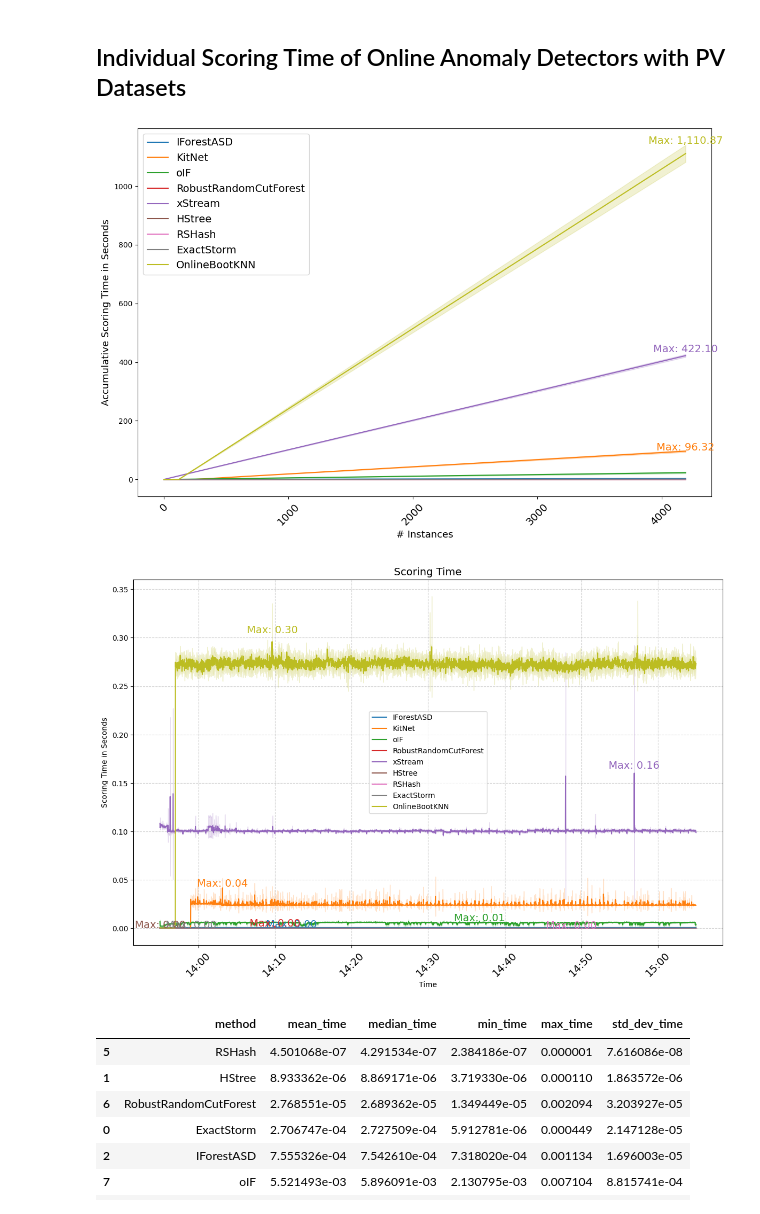
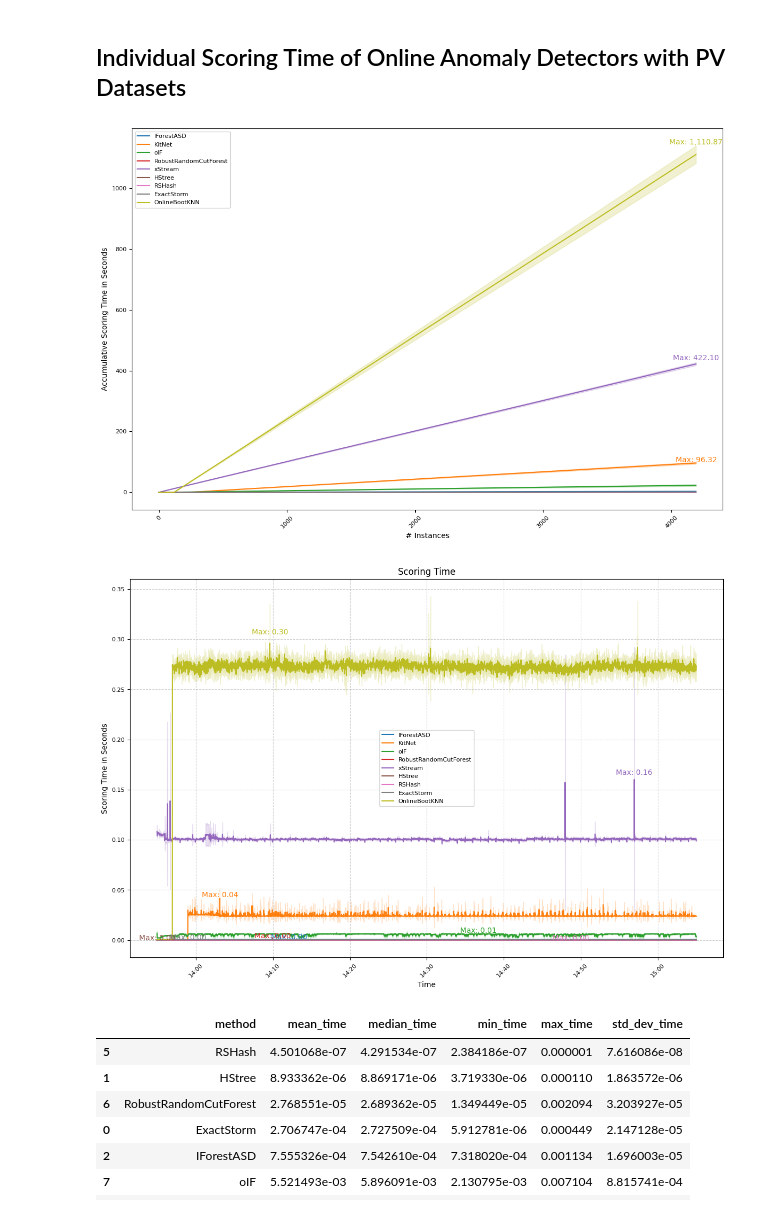
Before and after one commit to nirojasva/spectral-benchmark, a Jupyter notebook: notebooks/3_AD_Original_Sources (Online).ipynb, the cells around one changed output. Drawn from its saved outputs; the diff is of its cells as text; code cells hidden in the pictures.

```diff
--- a/notebooks/3_AD_Original_Sources (Online).ipynb
+++ b/notebooks/3_AD_Original_Sources (Online).ipynb
@@ -5,6 +5,17 @@ import pandas as pd
 import numpy as np
 import sys
 import matplotlib.pyplot as plt
+import itertools
+params = {
+    'font.size': 10,
+    'axes.labelsize': 10,
+    'xtick.labelsize': 8,
+    'ytick.labelsize': 8,
+    'legend.fontsize': 8,
+    'figure.titlesize': 12
+}
+plt.rcParams.update(params)
+
 from pathlib import Path
 
 import matplotlib.cm as cm
@@ -437,7 +463,6 @@ for m, color in zip(methods, color_list):
             xy=(max_timestamp, max_time),
             xytext=(max_timestamp, max_time * 1.03),  # Adjusted for better visibility
             #arrowprops=dict(facecolor=color, arrowstyle='->'),
-            fontsize=FONTSIZE_MAIN,
             color=color,
             ha='center'
         )
@@ -447,10 +472,10 @@ for m, color in zip(methods, color_list):
 
 # Adding labels and title
 #plt.title("Training Time", fontsize=FONTSIZE_SEC)
-plt.xlabel('# Instances', fontsize=FONTSIZE_SEC)
-plt.ylabel('Accumulative Training Time in Seconds', fontsize=FONTSIZE_SEC)
-plt.legend(loc='upper left', fontsize=FONTSIZE_MAIN)  # Place legend dynamically
-plt.xticks(rotation=45, fontsize=FONTSIZE_MAIN)
+plt.xlabel('# Instances')
+plt.ylabel('Accumulative Training Time in Seconds')
+plt.legend(loc='upper left')  # Place legend dynamically
+plt.xticks(rotation=45)
 #plt.grid(True, linestyle='--', alpha=0.6)  # Improve grid visibility
 plt.tight_layout()
 
@@ -508,18 +533,17 @@ for m, color in zip(methods, color_list):
         xy=(max_timestamp, max_time),
         xytext=(max_timestamp, max_time * 1.03),  # Adjusted for better visibility
         #arrowprops=dict(facecolor=color, arrowstyle='->'),
-        fontsize=FONTSIZE_MAIN,
         color=color,
         ha='center'
     )
 # Format the x-axis to show only the hours
 plt.gca().xaxis.set_major_formatter(mdates.DateFormatter('%H:%M'))
 # Adding labels and title
-plt.xlabel('Time', fontsize=FONTSIZE_SEC)
-plt.ylabel('Training Time in Seconds', fontsize=FONTSIZE_SEC)
+plt.xlabel('Time')
+plt.ylabel('Training Time in Seconds')
 plt.legend(loc='best')  # Place legend dynamically
-plt.title("Training Time", fontsize=FONTSIZE_SEC)
-plt.xticks(rotation=45, fontsize=FONTSIZE_MAIN)
+plt.title("Training Time")
+plt.xticks(rotation=45)
 plt.grid(True, linestyle='--', alpha=0.6)  # Improve grid visibility
 plt.tight_layout()
 
@@ -610,7 +634,6 @@ for m, color in zip(methods, color_list):
             xy=(max_timestamp, max_time),
             xytext=(max_timestamp, max_time * 1.03),  # Adjusted for better visibility
             #arrowprops=dict(facecolor=color, arrowstyle='->'),
-            fontsize=FONTSIZE_MAIN,
             color=color,
             ha='center'
         )
@@ -620,10 +643,10 @@ for m, color in zip(methods, color_list):
 
 # Adding labels and title
 #plt.title("Scoring Time", fontsize=FONTSIZE_SEC)
-plt.xlabel('# Instances', fontsize=FONTSIZE_SEC)
-plt.ylabel('Accumulative Scoring Time in Seconds', fontsize=FONTSIZE_SEC)
-plt.legend(loc='upper left', fontsize=FONTSIZE_MAIN)  # Place legend dynamically
-plt.xticks(rotation=45, fontsize=FONTSIZE_MAIN)
+plt.xlabel('# Instances')
+plt.ylabel('Accumulative Scoring Time in Seconds')
+plt.legend(loc='upper left')  # Place legend dynamically
+plt.xticks(rotation=45)
 #plt.grid(True, linestyle='--', alpha=0.6)  # Improve grid visibility
 plt.tight_layout()
 
@@ -631,7 +654,7 @@ plt.savefig(current_dir / 'notebooks' / 'img_training_and_scoring_time'/ f"{SCEN
 # Display the plot
 plt.show()
 # %% [output]
-[figure, old version]
+[figure, new version]
 # %%
 # Create a single figure
 plt.figure(figsize=(12, 8))
@@ -667,37 +690,36 @@ for m, color in zip(methods, color_list):
 
 
     max_time = scoring_time.max()
     max_idx = scoring_time.idxmax()
     max_timestamp = method_data.loc[max_idx, 'timestamp']  # Ensuring correct index
 
     # Format the max value properly
     formatted_max_time = f"{max_time:,.2f}"  # Adds commas and rounds to 2 decimals
 
     # Annotate the max value
     plt.annotate(
         f'Max: {formatted_max_time}',
         xy=(max_timestamp, max_time),
         xytext=(max_timestamp, max_time * 1.03),  # Adjusted for better visibility
         #arrowprops=dict(facecolor=color, arrowstyle='->'),
-        fontsize=FONTSIZE_MAIN,
         color=color,
         ha='center'
     )
 # Format the x-axis to show only the hours
 plt.gca().xaxis.set_major_formatter(mdates.DateFormatter('%H:%M'))
 # Adding labels and title
 plt.xlabel('Time')
 plt.ylabel('Scoring Time in Seconds')
 plt.legend(loc='best')  # Place legend dynamically
-plt.xticks(rotation=45, fontsize=FONTSIZE_MAIN)
+plt.xticks(rotation=45)
 plt.grid(True, linestyle='--', alpha=0.6)  # Improve grid visibility
 plt.tight_layout()
-plt.title("Scoring Time", fontsize=FONTSIZE_MAIN)
+plt.title("Scoring Time")
 #plt.savefig(f"/home/nicolas/spectral_anomaly_detector/notebooks/img_training_and_scoring_time/{SCENARIO}_scoring_time.png", format="png")
 # Display the plot
 plt.show()
 # %% [output]
-[figure, old version]
+[figure, new version]
 # %%
 # Group by method and compute scoring time statistics
 scoring_time_stats = filtered_data.groupby(['method', 'timestamp'])['scoring_time'].agg(
```
Also changed, not shown: parts of 9 cells of this notebook, 23 other files.
